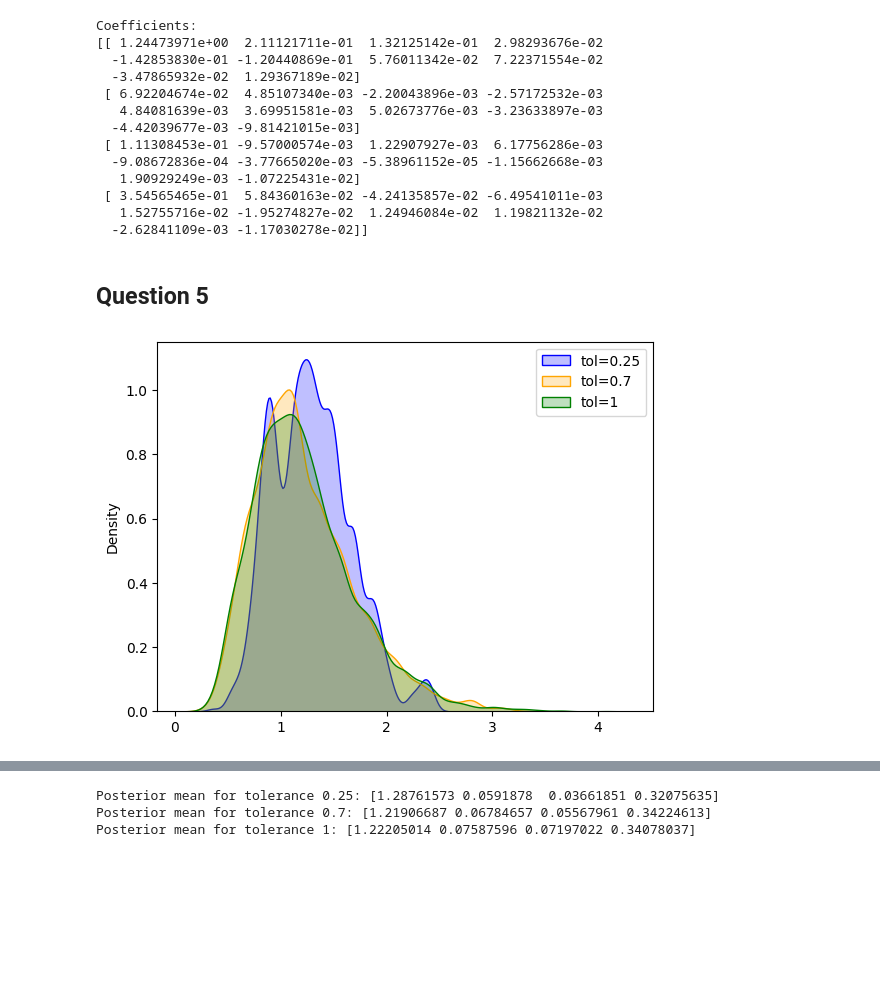
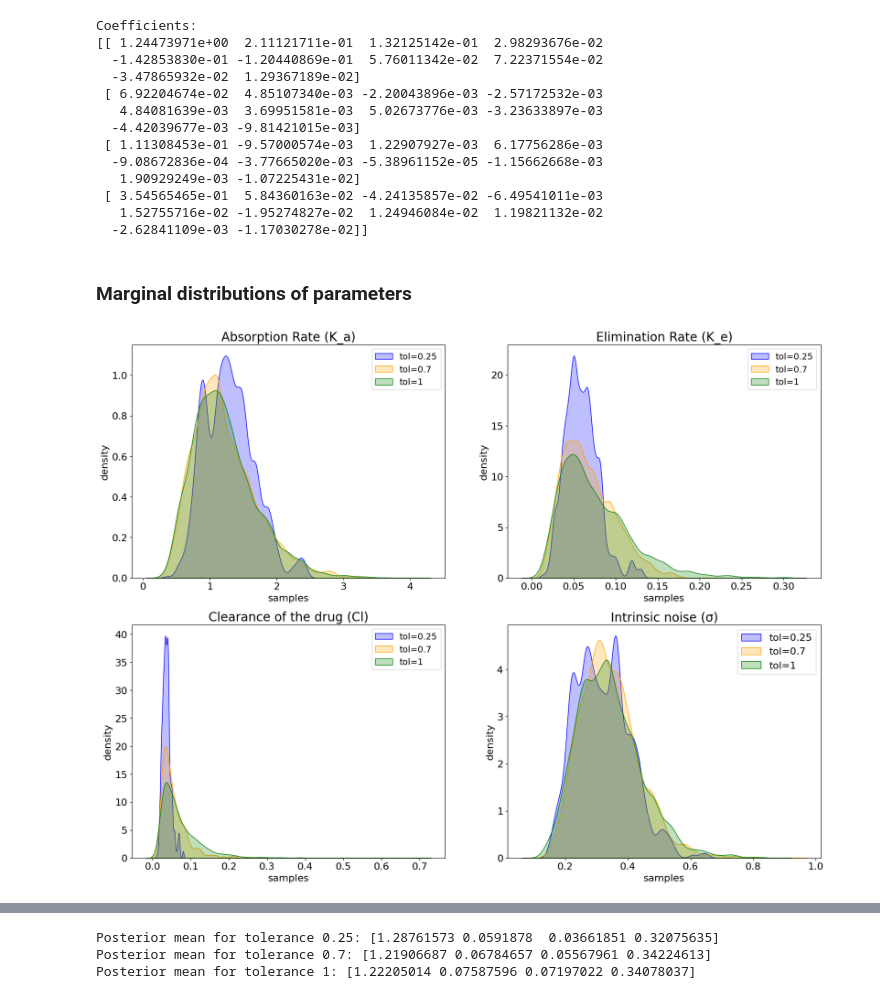
Before and after one commit to mismayil/math414-project, a Jupyter notebook: project.ipynb, the cells around one changed output, grey strips where cells are left out. Cells and saved outputs as stored; diff of their text form; code cells hidden in the pictures; blank space fills up the shorter version.

```diff
--- a/project.ipynb
+++ b/project.ipynb
@@ -152,27 +227,17 @@ Coefficients:
  [ 3.54565465e-01  5.84360163e-02 -4.24135857e-02 -6.49541011e-03
    1.52755716e-02 -1.95274827e-02  1.24946084e-02  1.19821132e-02
   -2.62841109e-03 -1.17030278e-02]]
-# %% [markdown]
-## Question 5
+# %% [markdown]
+### Marginal distributions of parameters
 # %%
+# For Random Walk LogNormal Proposal
 import numpy as np
-import seaborn as sns
-import matplotlib.pyplot as plt
+from pharmacokinetics import plot_phk_samples
 
-sample_0_25 = np.load("data/ph/q5/rw_lognorm/ph_rw_lognorm_[tol=0.25]_[N=10000].npy")
-sample_0_7 = np.load("data/ph/q5/rw_lognorm/ph_rw_lognorm_[tol=0.7]_[N=10000].npy")
-sample_1 = np.load("data/ph/q5/rw_lognorm/ph_rw_lognorm_[tol=1]_[N=10000].npy")
-ph_tolerances = [0.25, 0.7, 1]
+lognorm_sample_0_25 = np.load("data/ph/q5/rw_lognorm/ph_rw_lognorm_[tol=0.25]_[N=10000].npy")
+lognorm_sample_0_7 = np.load("data/ph/q5/rw_lognorm/ph_rw_lognorm_[tol=0.7]_[N=10000].npy")
+lognorm_sample_1 = np.load("data/ph/q5/rw_lognorm/ph_rw_lognorm_[tol=1]_[N=10000].npy")
 
-def plot_phk_samples(tolerance_samples, tolerances=ph_tolerances):
-    colors = ['blue', 'orange', 'green', 'red', 'black']
-
-    for i, (tol, sample) in enumerate(zip(tolerances, tolerance_samples)):
-        sns.kdeplot(sample, fill=True, color=colors[i], label=f'tol={tol}')
-
-    plt.legend()
-    plt.show()
+plot_phk_samples([lognorm_sample_0_25, lognorm_sample_0_7, lognorm_sample_1], save_path="data/ph/q5/figures/ph_rw_lognorm.pdf")
+# %% [output]
+[figure, added]
-# %%
-plot_phk_samples([sample_0_25[:, 0], sample_0_7[:, 0], sample_1[:, 0]])
-# %% [output]
-[figure, removed]
```
Also changed, not shown: parts of 37 cells of this notebook, 45 other files.
